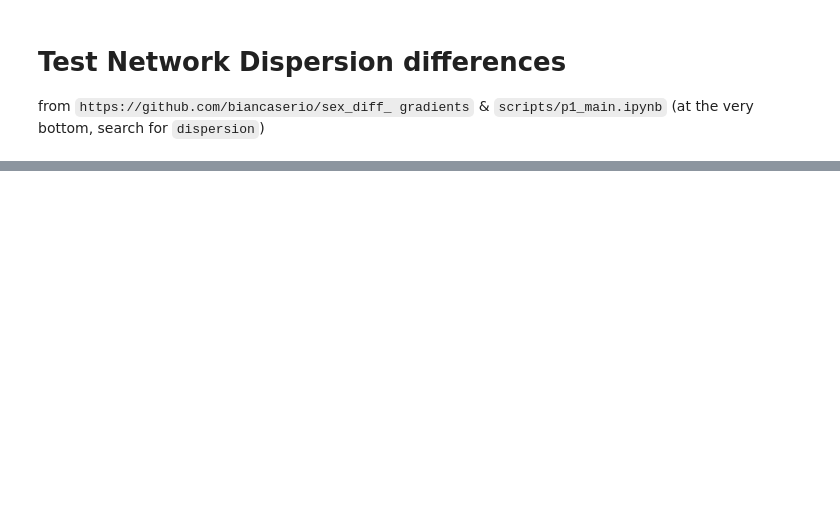
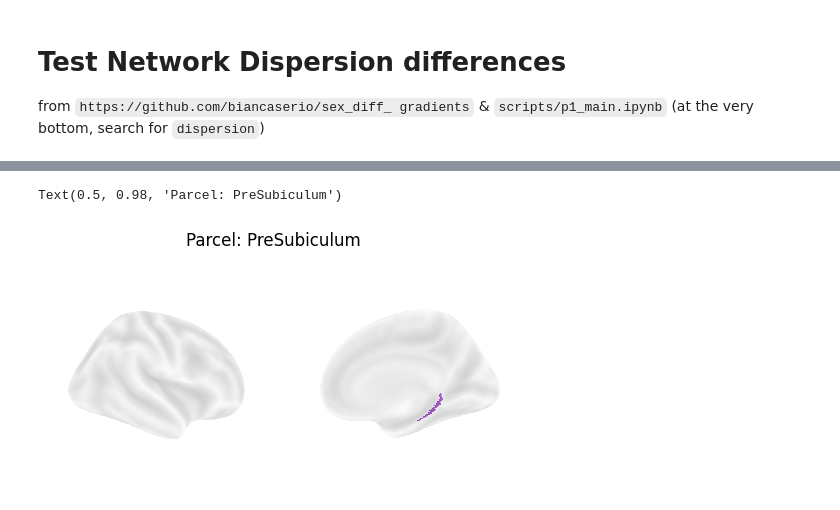
Before and after one commit to mrenke/numrisk, a Jupyter notebook: numrisk/fmri_analysis/gradients/networkDispersion_01.ipynb, the cells around one changed output, grey strips where cells are left out. Saved outputs shown, nothing was run; the diff lists cells and outputs as text; code cells hidden in the pictures; blank space fills up the shorter version.

```diff
--- a/numrisk/fmri_analysis/gradients/networkDispersion_01.ipynb
+++ b/numrisk/fmri_analysis/gradients/networkDispersion_01.ipynb
@@ -332,0 +243,28 @@ array([3, 5, 3, ..., 9, 9, 9], dtype=int32)
+# %%
+from matplotlib.colors import ListedColormap
+
+cmap_two = ListedColormap(['white', 'darkorchid'], 'custom_colormap')
+fsaverage = fetch_surf_fsaverage() # default 5
+# %%
+# plot parcel regions
+parcel_label = 119
+parcel_name = glasser_parcel_names.loc[parcel_label].item()
+
+base_folder='/mnt_03/diverse_neuralData/atlases_parcellations'
+space='fsaverage5'
+atlas_right =  nib.load(op.join(base_folder,f'rh_space-{space}.HCPMMP1.gii')).agg_data()
+glasser_labeling_fsav5 = atlas_right # np.concatenate([atlas_left, atlas_right])
+map = glasser_labeling_fsav5
+
+map[map != parcel_label] = 0 #np.nan
+map[map == parcel_label] = 1
+
+figure, axes = plt.subplots(nrows=1, ncols=2,figsize = (6,3), subplot_kw=dict(projection='3d'))
+for i, view in enumerate(['medial','lateral']):
+    nplt.plot_surf(surf_mesh= fsaverage.infl_right, surf_map= map, # infl_right # pial_right
+                view=view,cmap=cmap_two, colorbar=False, axes=axes[i],
+                bg_map=fsaverage.sulc_right, bg_on_data=True,darkness=0.7) #
+figure.suptitle(f'Parcel: {parcel_name}')
+# %% [output]
+Text(0.5, 0.98, 'Parcel: PreSubiculum')
+[figure, added]
```
Also changed, not shown: parts of 51 cells of this notebook.
